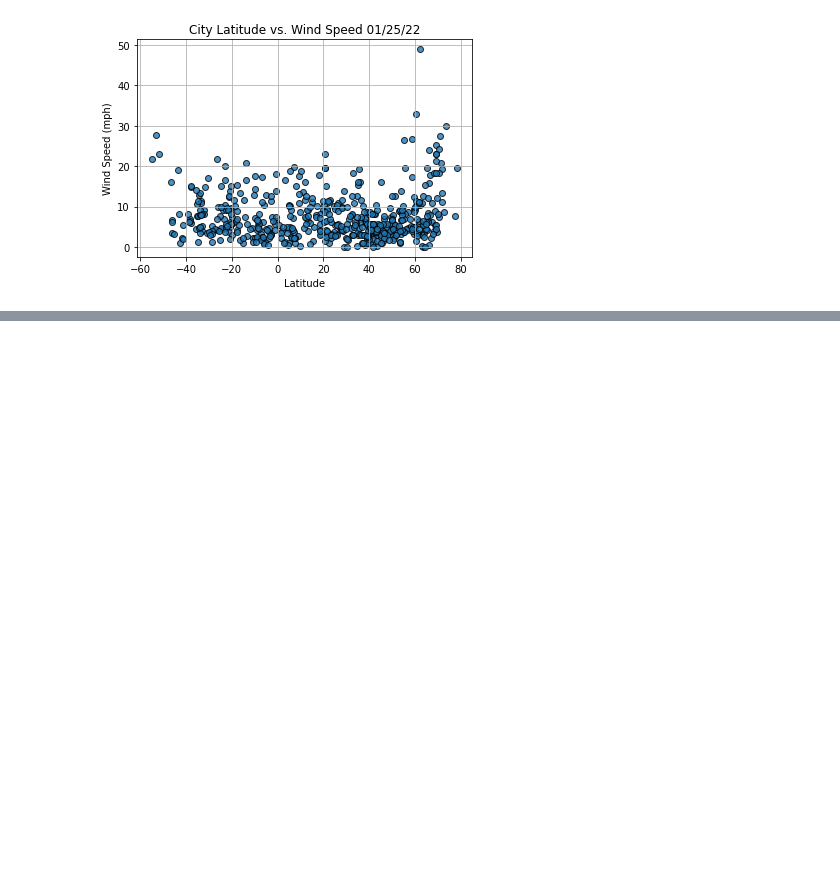
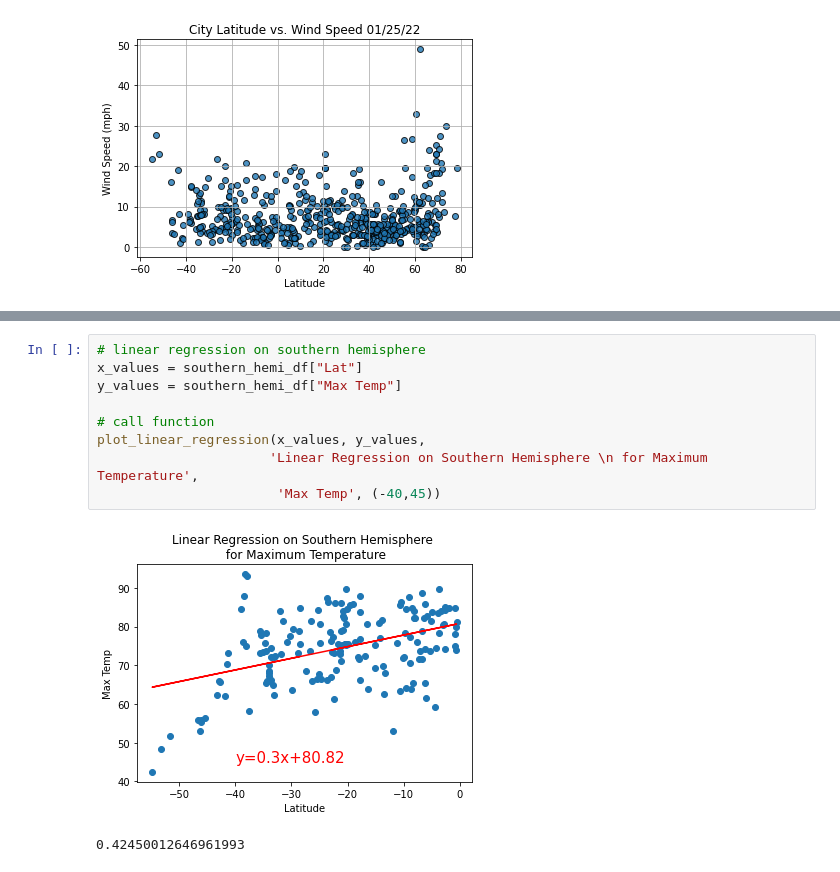
Before and after one commit to kmburkezoo/world-weather-analysis, a Jupyter notebook: WeatherPy.ipynb, the cells around one changed output, grey strips where cells are left out. Cells and saved outputs as stored; diff of their text form; blank space fills up the shorter version.

```diff
--- a/WeatherPy.ipynb
+++ b/WeatherPy.ipynb
@@ -265,0 +337,12 @@ plt.show()
+# %%
+# linear regression on southern hemisphere
+x_values = southern_hemi_df["Lat"]
+y_values = southern_hemi_df["Max Temp"]
+
+# call function
+plot_linear_regression(x_values, y_values,
+                      'Linear Regression on Southern Hemisphere \n for Maximum Temperature',
+                       'Max Temp', (-40,45))
+# %% [output]
+[figure, added]
+0.42450012646961993
```
Also changed, not shown: parts of 10 cells of this notebook.
